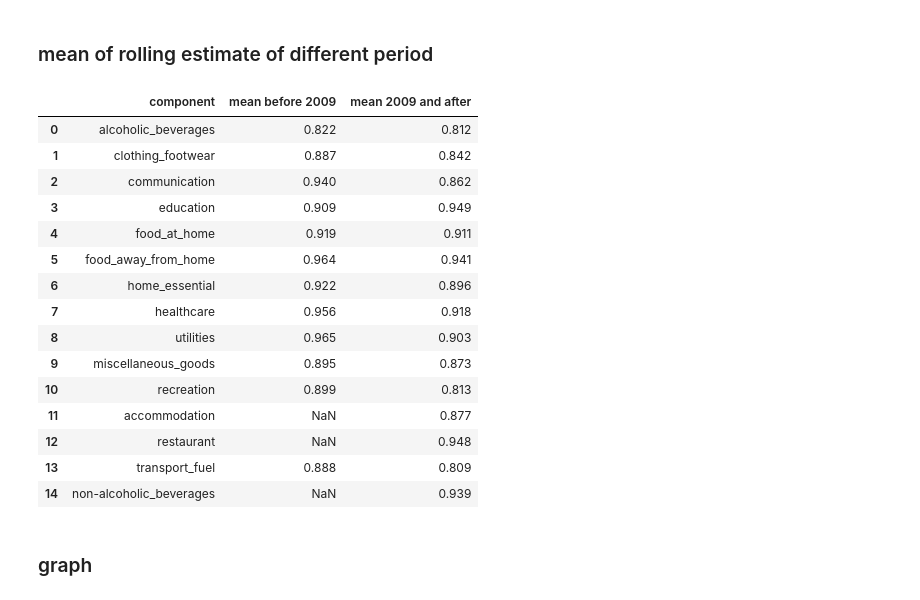
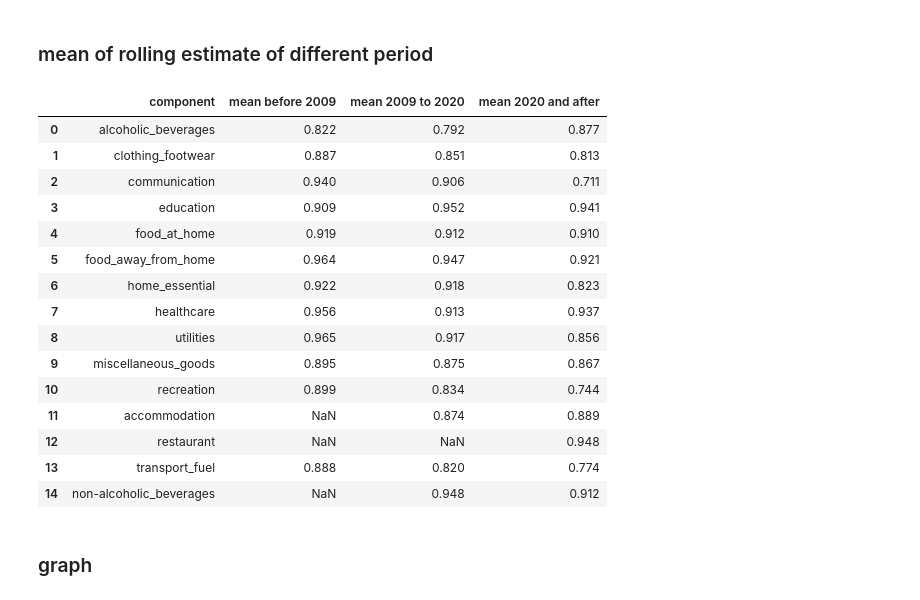
Before and after one commit to ziyun26/msia-inflation-persist, a Jupyter notebook: analysis.ipynb, the cells around one changed output. Saved outputs shown, nothing was run; the diff lists cells and outputs as text; code cells hidden in the pictures.

Commit message:
compute separated means

```diff
--- a/analysis.ipynb
+++ b/analysis.ipynb
@@ -414,33 +414,38 @@ for component in inflation_component_month_cont.columns:
 # %%
 component_before_mean = rho_component[:'2008-12-31'].mean().round(3)
 component_before_mean.name = 'mean before 2009'
 component_before_mean = pd.DataFrame(component_before_mean)
 
-component_after_mean = rho_component['2009-01-01':].mean().round(3)
-component_after_mean.name = 'mean 2009 and after'
+component_between_mean = rho_component['2009-01-01':'2020-02-01'].mean().round(3)
+component_between_mean.name = 'mean 2009 to 2020'
+component_between_mean = pd.DataFrame(component_between_mean)
+
+component_after_mean = rho_component['2020-03-01':].mean().round(3)
+component_after_mean.name = 'mean 2020 and after'
 component_after_mean = pd.DataFrame(component_after_mean)
 
-component_mean_4 = pd.merge(component_before_mean, component_after_mean, left_index = True, right_index = True)
+component_mean_4 = pd.merge(component_before_mean, component_between_mean, left_index = True, right_index = True)
+component_mean_4 = pd.merge(component_mean_4, component_after_mean, left_index=True, right_index=True)
 component_mean_4.reset_index(inplace = True)
 component_mean_4.rename(columns = {'name': 'component'}, inplace = True)
 component_mean_4['component'] = component_mean_4['component'].str.rstrip('_yoy')
 
 del component_before_mean, component_after_mean
 component_mean_4
 # %% [output]
-|  | component | mean before 2009 | mean 2009 and after |
-| 0 | alcoholic_beverages | 0.822 | 0.812 |
-| 1 | clothing_footwear | 0.887 | 0.842 |
-| 2 | communication | 0.940 | 0.862 |
-| 3 | education | 0.909 | 0.949 |
-| 4 | food_at_home | 0.919 | 0.911 |
-| 5 | food_away_from_home | 0.964 | 0.941 |
-| 6 | home_essential | 0.922 | 0.896 |
-| 7 | healthcare | 0.956 | 0.918 |
-| 8 | utilities | 0.965 | 0.903 |
-| 9 | miscellaneous_goods | 0.895 | 0.873 |
-| 10 | recreation | 0.899 | 0.813 |
-| 11 | accommodation | NaN | 0.877 |
-| 12 | restaurant | NaN | 0.948 |
-| 13 | transport_fuel | 0.888 | 0.809 |
-| 14 | non-alcoholic_beverages | NaN | 0.939 |
+|  | component | mean before 2009 | mean 2009 to 2020 | mean 2020 and after |
+| 0 | alcoholic_beverages | 0.822 | 0.792 | 0.877 |
+| 1 | clothing_footwear | 0.887 | 0.851 | 0.813 |
+| 2 | communication | 0.940 | 0.906 | 0.711 |
+| 3 | education | 0.909 | 0.952 | 0.941 |
+| 4 | food_at_home | 0.919 | 0.912 | 0.910 |
+| 5 | food_away_from_home | 0.964 | 0.947 | 0.921 |
+| 6 | home_essential | 0.922 | 0.918 | 0.823 |
+| 7 | healthcare | 0.956 | 0.913 | 0.937 |
+| 8 | utilities | 0.965 | 0.917 | 0.856 |
+| 9 | miscellaneous_goods | 0.895 | 0.875 | 0.867 |
+| 10 | recreation | 0.899 | 0.834 | 0.744 |
+| 11 | accommodation | NaN | 0.874 | 0.889 |
+| 12 | restaurant | NaN | NaN | 0.948 |
+| 13 | transport_fuel | 0.888 | 0.820 | 0.774 |
+| 14 | non-alcoholic_beverages | NaN | 0.948 | 0.912 |
```
Also changed, not shown: parts of 1 cell of this notebook.
